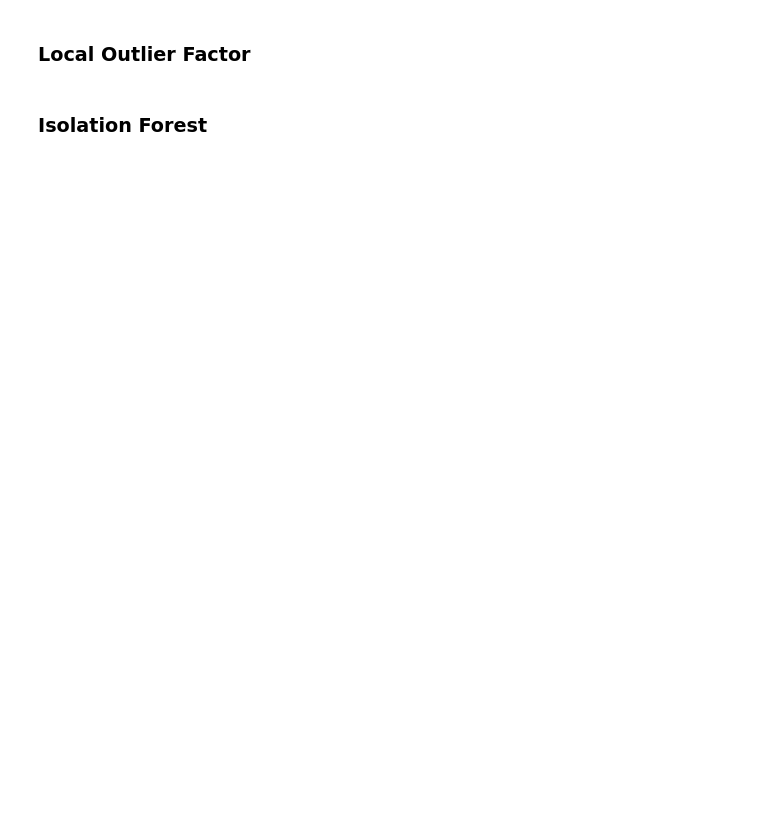
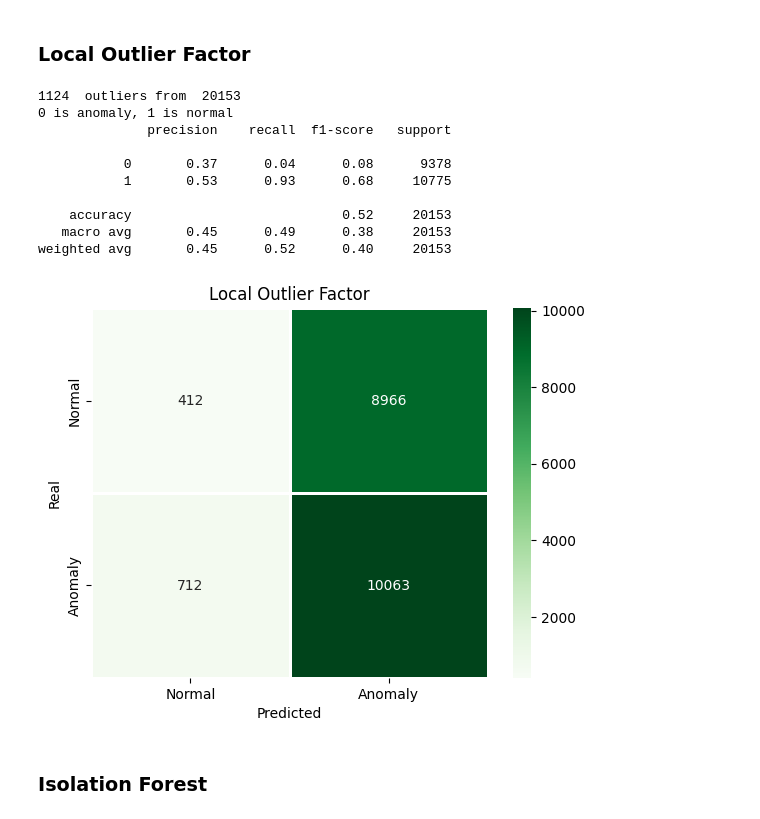
Before and after one commit to phoenixday/ml-algorithms, a Jupyter notebook: network-anomaly-detection.ipynb, the cells around one changed output. Cells and saved outputs as stored; diff of their text form; code cells hidden in the pictures; blank space fills up the shorter version.

```diff
--- a/network-anomaly-detection.ipynb
+++ b/network-anomaly-detection.ipynb
@@ -35,4 +295,22 @@ https://youtube.com/playlist?list=PLVppujud2yJo0qnXjWVAa8h7fxbFJHtfJ&feature=sha
 # %% [markdown]
 ### Local Outlier Factor
+# %%
+from sklearn.neighbors import LocalOutlierFactor
+
+predictions = LocalOutlierFactor().fit_predict(X_train)
+# %%
+print_stats(predictions, X_train, y_train, "Local Outlier Factor")
+# %% [output]
+1124  outliers from  20153
+0 is anomaly, 1 is normal
+              precision    recall  f1-score   support
+
+           0       0.37      0.04      0.08      9378
+           1       0.53      0.93      0.68     10775
+
+    accuracy                           0.52     20153
+   macro avg       0.45      0.49      0.38     20153
+weighted avg       0.45      0.52      0.40     20153
+[figure, added]
 # %% [markdown]
 ### Isolation Forest
```
Also changed, not shown: parts of 31 cells of this notebook.
